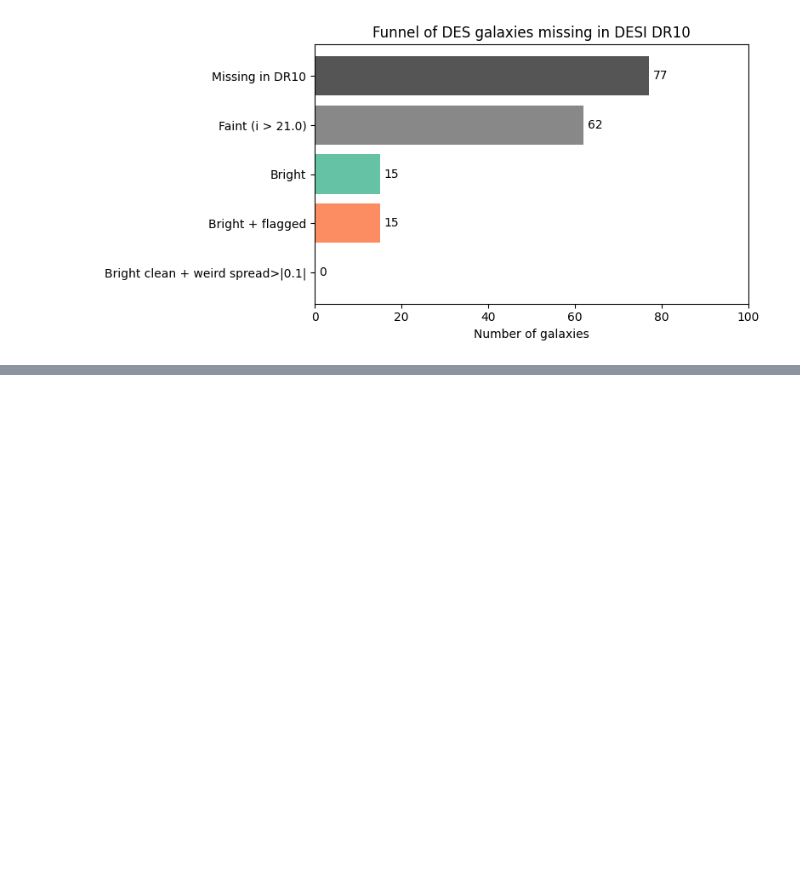
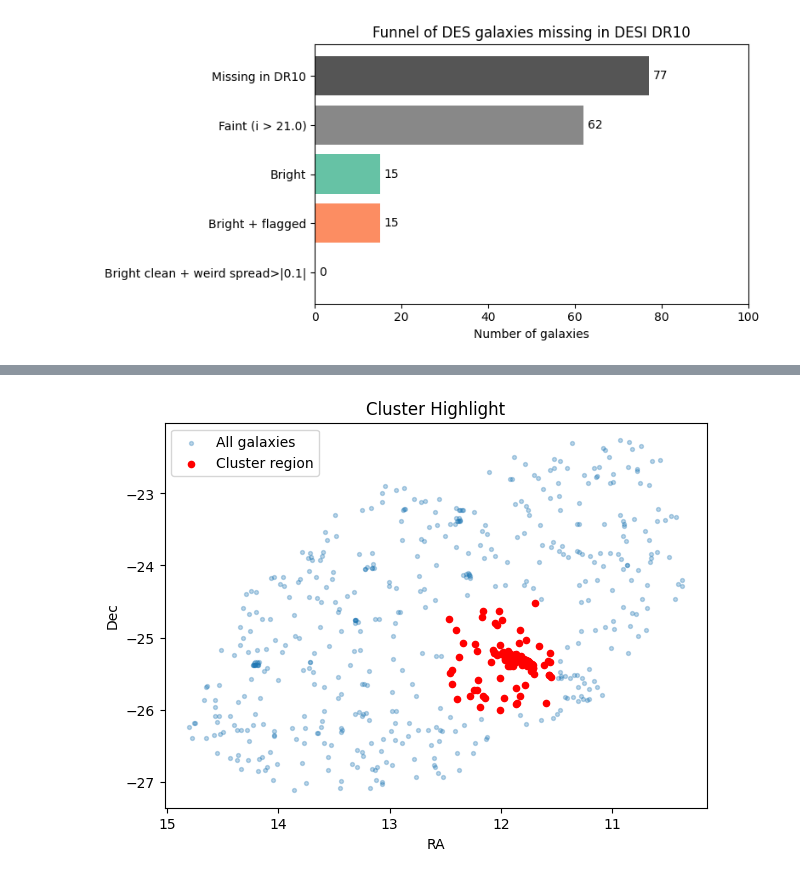
Before and after one commit to saatour/GW170817, a Jupyter notebook: Lum Function Colour Mag 3D Plot 22112025.ipynb, the cells around one changed output, grey strips where cells are left out. Saved outputs shown, nothing was run; the diff lists cells and outputs as text; code cells hidden in the pictures; blank space fills up the shorter version.

```diff
--- a/Lum Function Colour Mag 3D Plot 22112025.ipynb
+++ b/Lum Function Colour Mag 3D Plot 22112025.ipynb
@@ -1674,0 +1825,20 @@ plt.show()
+# %%
+import matplotlib.pyplot as plt
+
+ra = des["ra"]
+dec = des["dec"]
+
+# crude cluster detection: RA between 11.5 and 12.5, Dec between -25.8 and -24.8
+cluster_mask = (ra > 11.5) & (ra < 12.5) & (dec > -26) & (dec < -24.5)
+
+plt.figure(figsize=(7,5))
+plt.scatter(ra, dec, s=8, alpha=0.3, label="All galaxies")
+plt.scatter(ra[cluster_mask], dec[cluster_mask], s=20, color="red", label="Cluster region")
+plt.gca().invert_xaxis()
+plt.xlabel("RA")
+plt.ylabel("Dec")
+plt.title("Cluster Highlight")
+plt.legend()
+plt.show()
+# %% [output]
+[figure, added]
```
Also changed, not shown: parts of 11 cells of this notebook.
